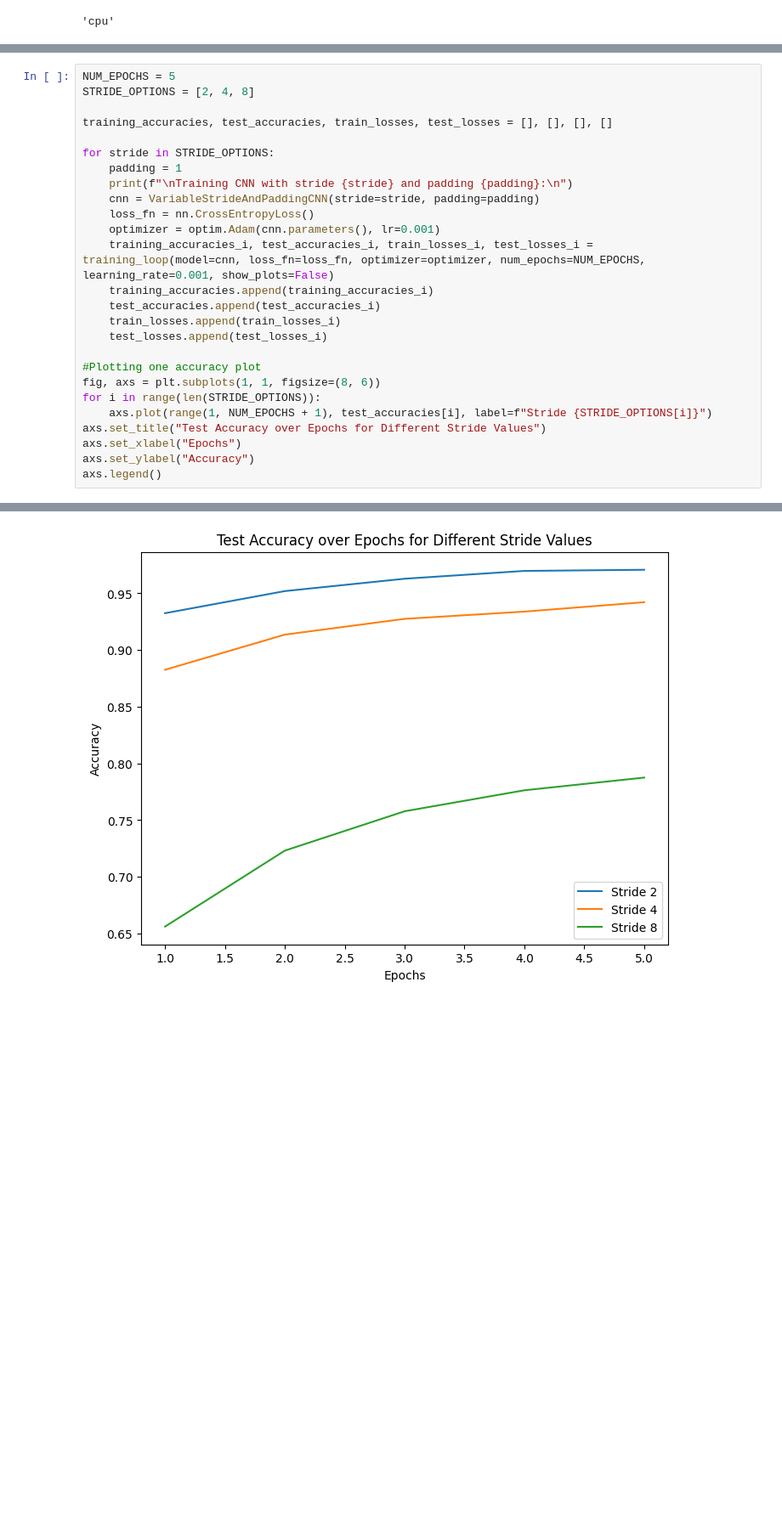
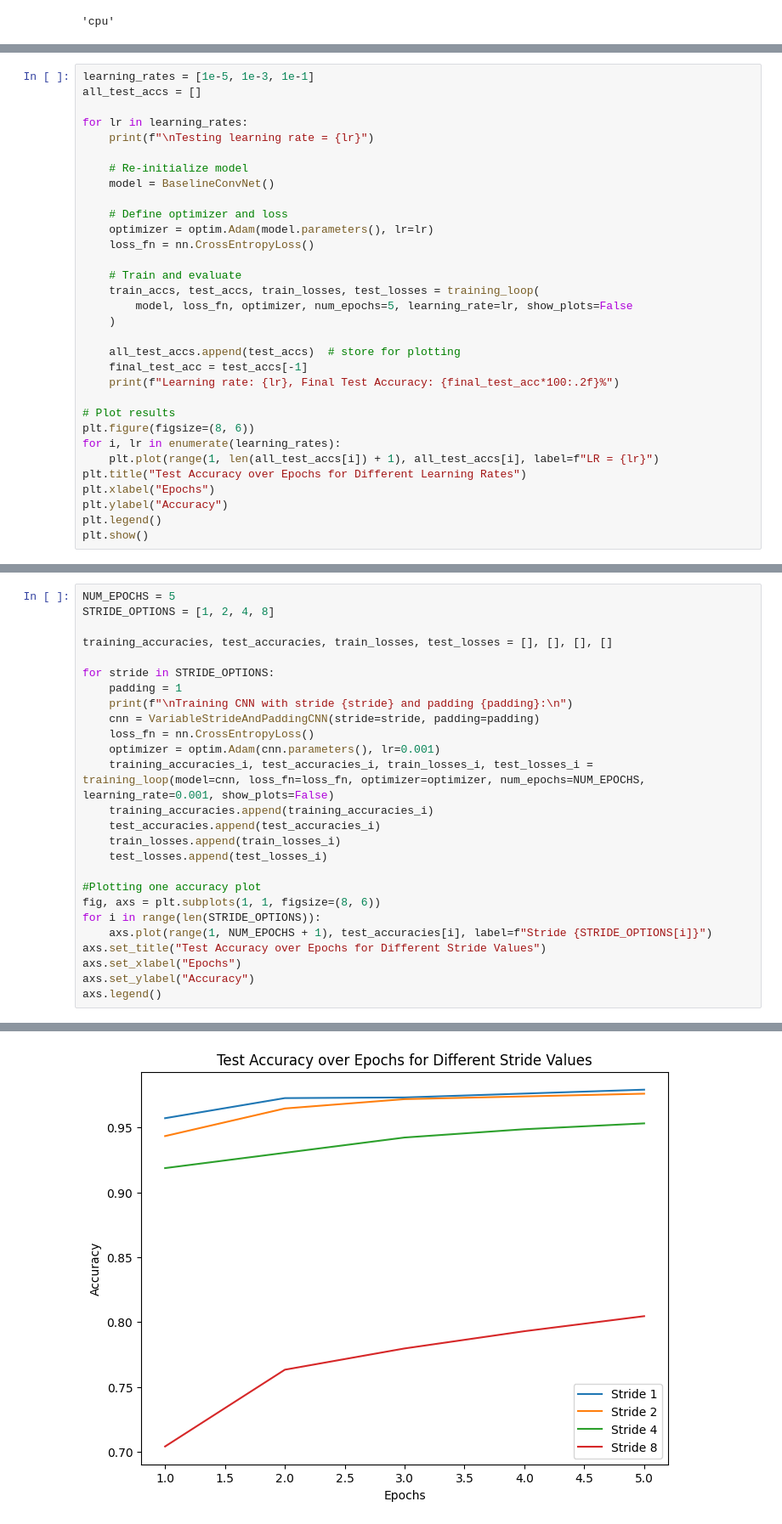
Before and after one commit to rohannair183/SYDE-577-A2-CNN-MNIST, a Jupyter notebook: main.ipynb, the cells around one changed output, grey strips where cells are left out. Shown at 85% size. Saved outputs shown, nothing was run; the diff lists cells and outputs as text; blank space fills up the shorter version.

Commit message:
main testing done

```diff
--- a/main.ipynb
+++ b/main.ipynb
@@ -265,0 +269,32 @@ Epoch 10 done. Average test loss = 0.06, average test accuracy = 97.980%
+# %%
+learning_rates = [1e-5, 1e-3, 1e-1]
+all_test_accs = []
+
+for lr in learning_rates:
+    print(f"\nTesting learning rate = {lr}")
+
+    # Re-initialize model
+    model = BaselineConvNet()
+
+    # Define optimizer and loss
+    optimizer = optim.Adam(model.parameters(), lr=lr)
+    loss_fn = nn.CrossEntropyLoss()
+
+    # Train and evaluate
+    train_accs, test_accs, train_losses, test_losses = training_loop(
+        model, loss_fn, optimizer, num_epochs=5, learning_rate=lr, show_plots=False
+    )
+
+    all_test_accs.append(test_accs)  # store for plotting
+    final_test_acc = test_accs[-1]
+    print(f"Learning rate: {lr}, Final Test Accuracy: {final_test_acc*100:.2f}%")
+
+# Plot results
+plt.figure(figsize=(8, 6))
+for i, lr in enumerate(learning_rates):
+    plt.plot(range(1, len(all_test_accs[i]) + 1), all_test_accs[i], label=f"LR = {lr}")
+plt.title("Test Accuracy over Epochs for Different Learning Rates")
+plt.xlabel("Epochs")
+plt.ylabel("Accuracy")
+plt.legend()
+plt.show()
@@ -512,7 +724,7 @@ class VariableStrideAndPaddingCNN(nn.Module):
         return x
 # %%
 NUM_EPOCHS = 5
-STRIDE_OPTIONS = [2, 4, 8]
+STRIDE_OPTIONS = [1, 2, 4, 8]
 
 training_accuracies, test_accuracies, train_losses, test_losses = [], [], [], []
 
@@ -557,3 +769,3 @@ Epoch 5 done. Average test loss = 0.66, average test accuracy = 78.750%
 <matplotlib.legend.Legend at 0x...>
-[figure, old version]
+[figure, new version]
 # %%
```
Also changed, not shown: parts of 46 cells of this notebook.
